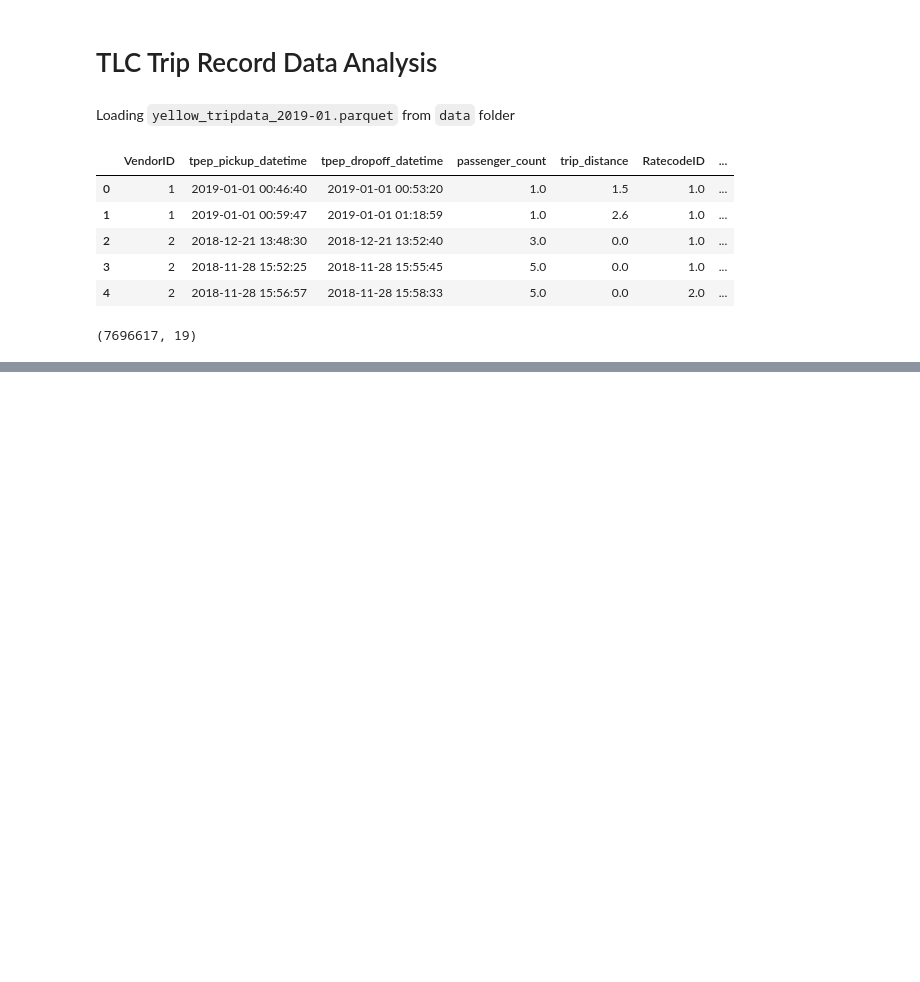
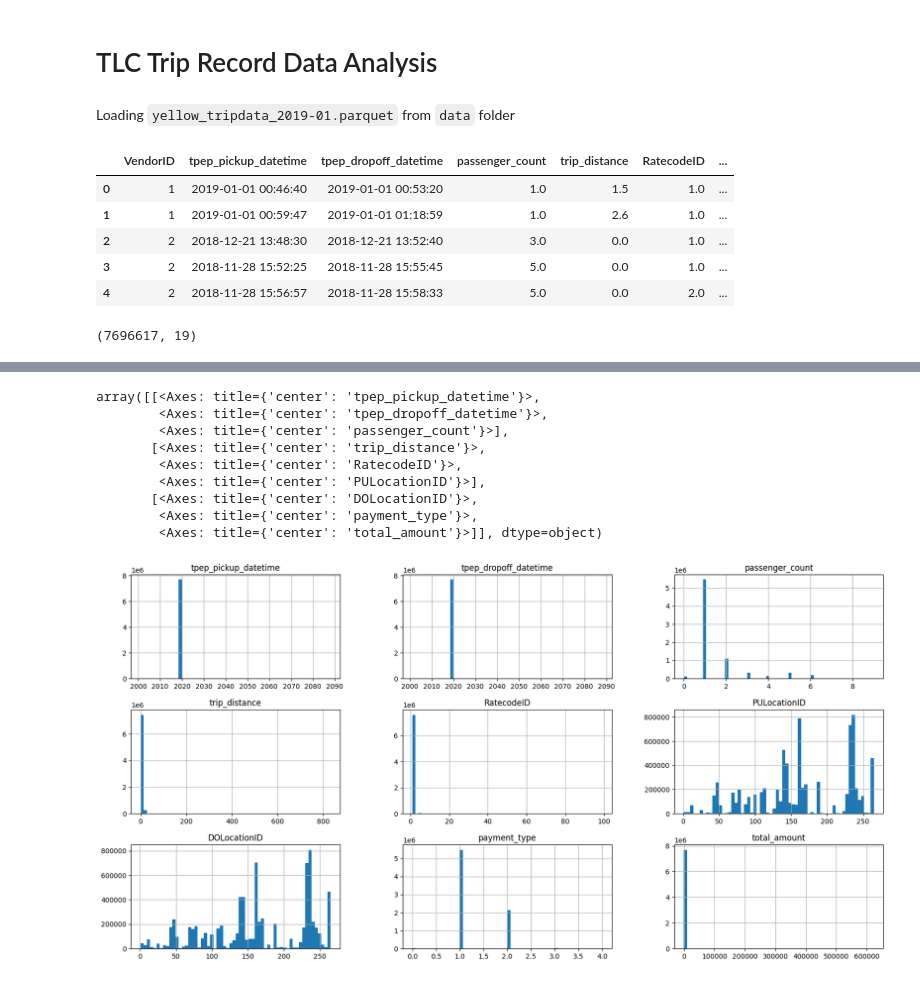
Before and after one commit to umerghafoor/TLC-Trip-Record-Data-Analysis, a Jupyter notebook: main.ipynb, the cells around one changed output, grey strips where cells are left out. Saved outputs shown, nothing was run; the diff lists cells and outputs as text; code cells hidden in the pictures; blank space fills up the shorter version.

Commit message:
data Analysis

```diff
--- a/main.ipynb
+++ b/main.ipynb
@@ -21,0 +31,4 @@ taxi_data.shape
+# %%
+taxi_data = taxi_data[['tpep_pickup_datetime', 'tpep_dropoff_datetime',
+            'passenger_count', 'trip_distance', 'RatecodeID','PULocationID',
+            'DOLocationID', 'payment_type', 'total_amount']]
@@ -21,0 +44,13 @@ taxi_data.shape
+# %%
+taxi_data.hist(figsize=(20, 10), bins=60)
+# %% [output]
+array([[<Axes: title={'center': 'tpep_pickup_datetime'}>,
+        <Axes: title={'center': 'tpep_dropoff_datetime'}>,
+        <Axes: title={'center': 'passenger_count'}>],
+       [<Axes: title={'center': 'trip_distance'}>,
+        <Axes: title={'center': 'RatecodeID'}>,
+        <Axes: title={'center': 'PULocationID'}>],
+       [<Axes: title={'center': 'DOLocationID'}>,
+        <Axes: title={'center': 'payment_type'}>,
+        <Axes: title={'center': 'total_amount'}>]], dtype=object)
+[figure, added]
```
Also changed, not shown: parts of 5 cells of this notebook.
